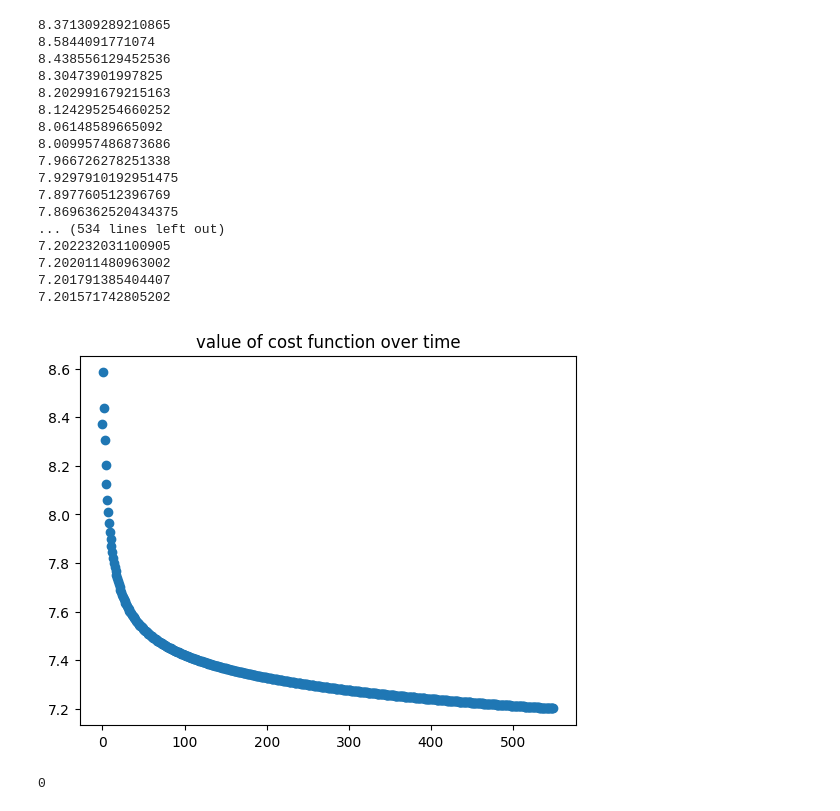
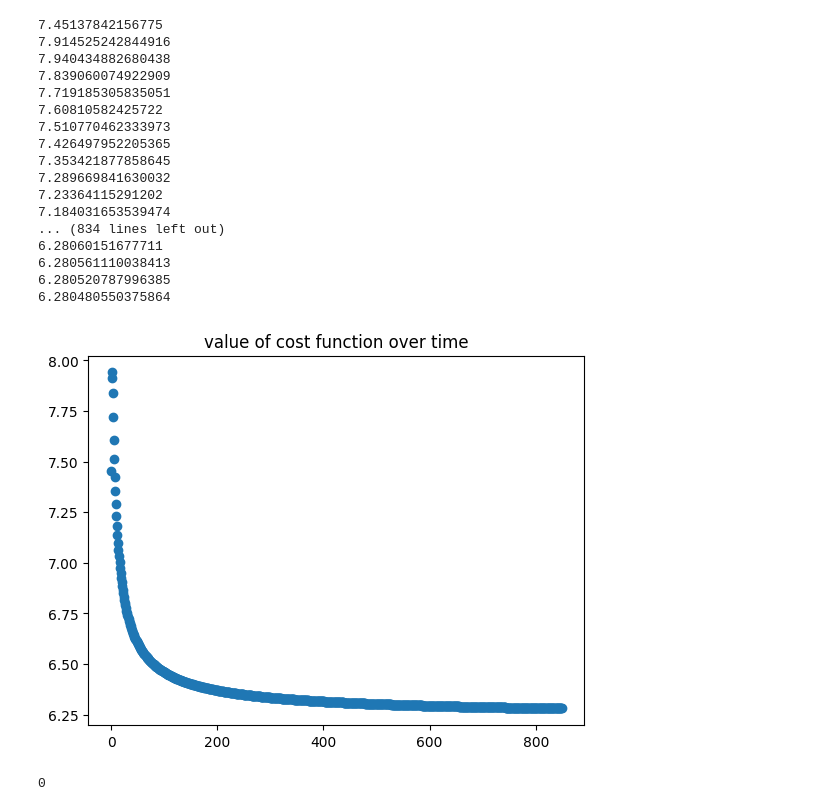
Before and after one commit to HiddenMachine3/AIML, a Jupyter notebook: logistic_regression/logistic_regression.ipynb, the cells around one changed output. Cells and saved outputs as stored; diff of their text form; code cells hidden in the pictures.

```diff
--- a/logistic_regression/logistic_regression.ipynb
+++ b/logistic_regression/logistic_regression.ipynb
@@ -69,27 +69,27 @@ class BinaryLogisticRegression():
 # %%
 clf = BinaryLogisticRegression()
 X = np.array(
-    [np.array([x_i]) for x_i in np.array([1, +1, +2, +3, +4, +5, +6, +7, +8, +9])]
+    [np.array([1,x_i]) for x_i in [ +0.1, +0.2, +0.3, +0.4, +0.5, +0.6, +0.7, +0.8, +0.9]]
 )
 Y = np.array([0, 0, 0, 0, 0, +1, +1, +1, +1, +1])
-clf.fit(X, Y, lr=0.01, max_steps=550)
+clf.fit(X, Y, lr=0.1, max_steps=850)
 # %% [output]
-8.371309289210865
-8.5844091771074
-8.438556129452536
-8.30473901997825
-8.202991679215163
-8.124295254660252
-8.06148589665092
-8.009957486873686
-7.966726278251338
-7.9297910192951475
-7.897760512396769
-7.8696362520434375
-... (534 lines left out)
-7.202232031100905
-7.202011480963002
-7.201791385404407
-7.201571742805202
+7.45137842156775
+7.914525242844916
+7.940434882680438
+7.839060074922909
+7.719185305835051
+7.60810582425722
+7.510770462333973
+7.426497952205365
+7.353421877858645
+7.289669841630032
+7.23364115291202
+7.184031653539474
+... (834 lines left out)
+6.28060151677711
+6.280561110038413
+6.280520787996385
+6.280480550375864
-[figure, old version]
+[figure, new version]
 # %%
```
Also changed, not shown: parts of 1 cell of this notebook.
